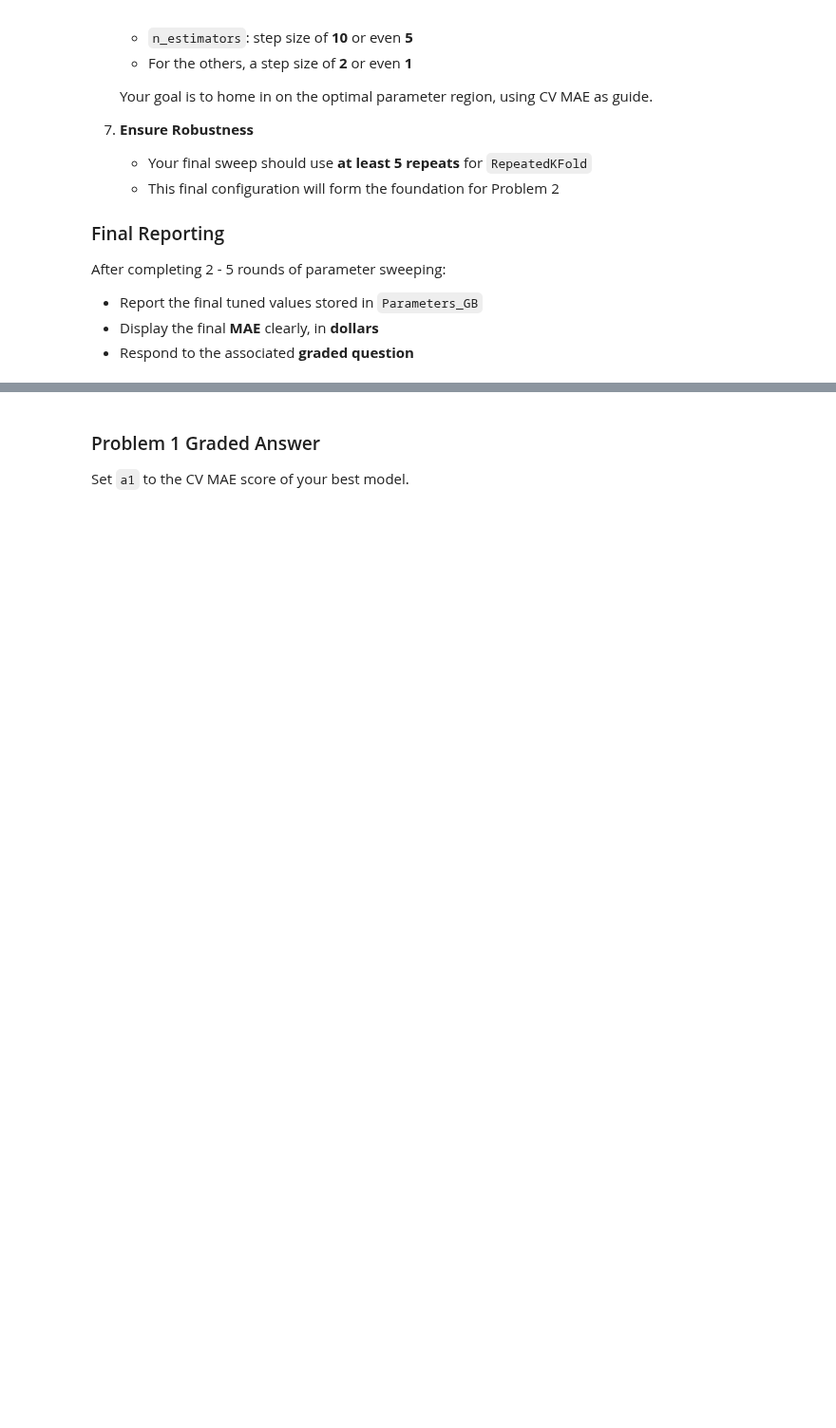
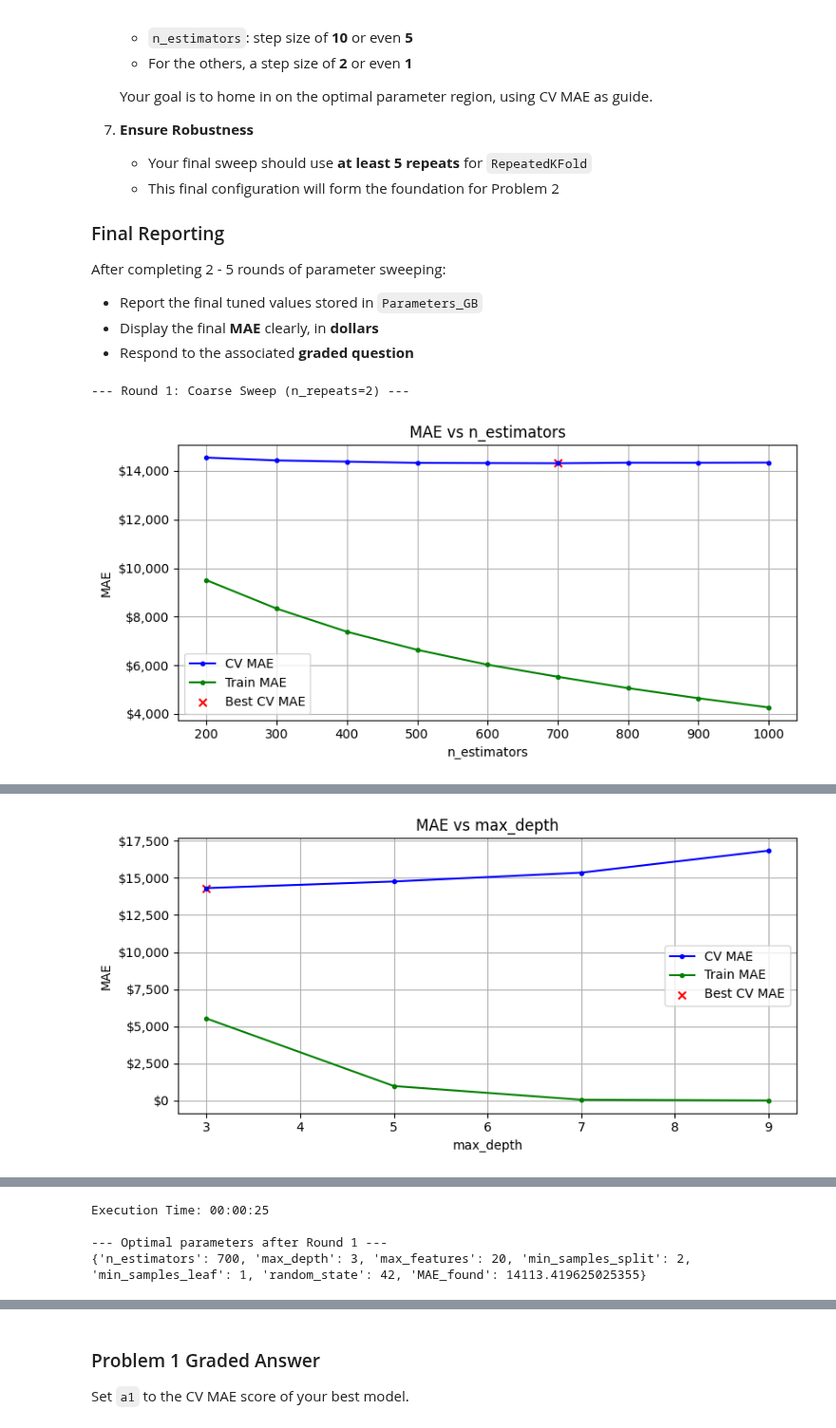
Before and after one commit to waysnyder/Module-3-Assignments, a Jupyter notebook: Homework_07.ipynb, the cells around one changed output, grey strips where cells are left out. Shown at 95% size. Drawn from its saved outputs; the diff is of its cells as text; code cells hidden in the pictures; blank space fills up the shorter version.

```diff
--- a/Homework_07.ipynb
+++ b/Homework_07.ipynb
@@ -408,0 +407,24 @@ Params_GB = Default_Parameters_GB.copy()
+# %%
+print("\n--- Round 1: Coarse Sweep (n_repeats=2) ---")
+
+# 1. n_estimators: Determines the number of boosting stages (trees).
+Params_GB = sweep_parameter(GradientBoostingRegressor, Params_GB, 'n_estimators', range(200, 1001, 100), n_repeats=2, verbose=True)
+
+# 2. max_depth: Controls model complexity by limiting the depth of each tree.
+Params_GB = sweep_parameter(GradientBoostingRegressor, Params_GB, 'max_depth', range(3, 10, 2), n_repeats=2, verbose=True)
+
+# 3. max_features: Prevents overfitting by limiting the number of features for a split.
+# Since X_train.shape[1] is 56, we will search up to 50.
+Params_GB = sweep_parameter(GradientBoostingRegressor, Params_GB, 'max_features', range(10, 51, 5), n_repeats=2, verbose=True)
+
+# 4. min_samples_split: Sets the minimum number of samples required to split a node.
+Params_GB = sweep_parameter(GradientBoostingRegressor, Params_GB, 'min_samples_split', range(2, 21, 2), n_repeats=2, verbose=True)
+
+# 5. min_samples_leaf: Sets the minimum number of samples required in a leaf node.
+Params_GB = sweep_parameter(GradientBoostingRegressor, Params_GB, 'min_samples_leaf', range(1, 16, 2), n_repeats=2, verbose=True)
+
+print("\n--- Optimal parameters after Round 1 ---")
+print(Params_GB)
+# %% [output]
+--- Round 1: Coarse Sweep (n_repeats=2) ---
+[figure, added]
@@ -408,0 +432 @@ Params_GB = Default_Parameters_GB.copy()
+[figure, added]
@@ -408,0 +439,4 @@ Params_GB = Default_Parameters_GB.copy()
+Execution Time: 00:00:25
+
+--- Optimal parameters after Round 1 ---
+{'n_estimators': 700, 'max_depth': 3, 'max_features': 20, 'min_samples_split': 2, 'min_samples_leaf': 1, 'random_state': 42, 'MAE_found': 14113.419625025355}
```
Also changed, not shown: parts of 20 cells of this notebook, 1 other file.
